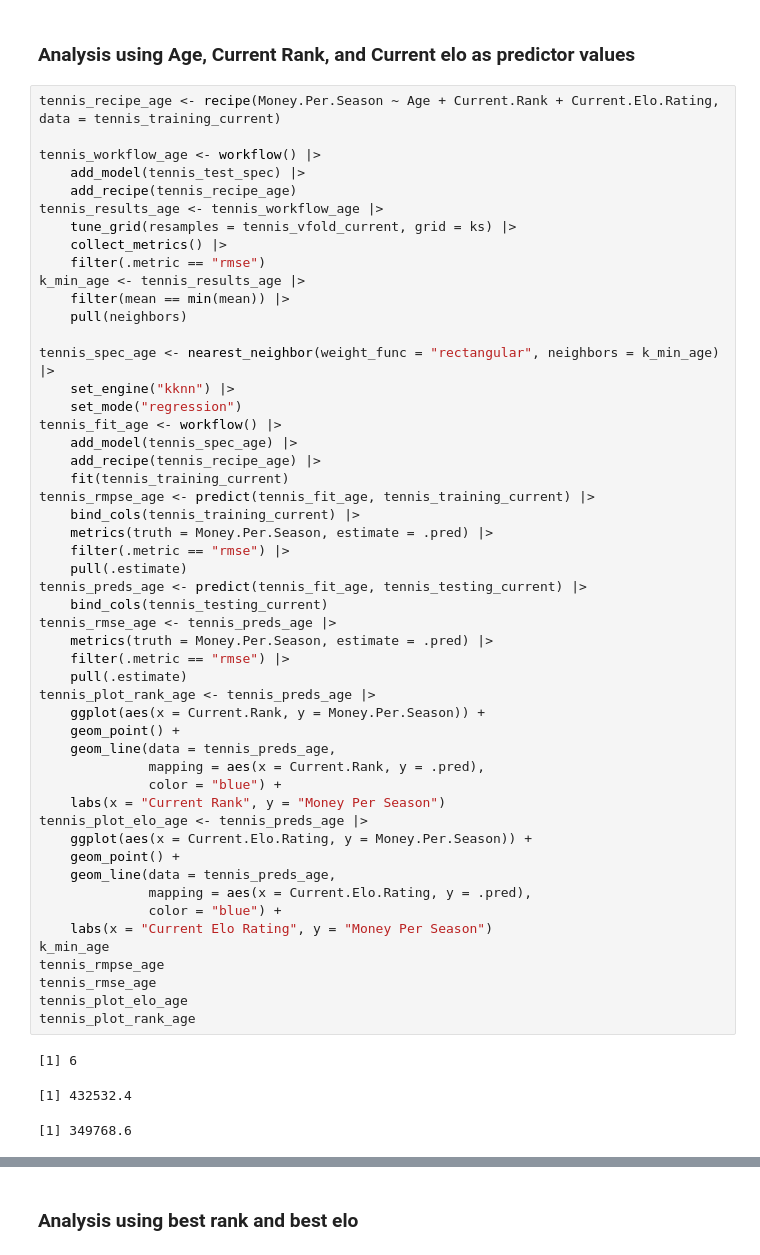
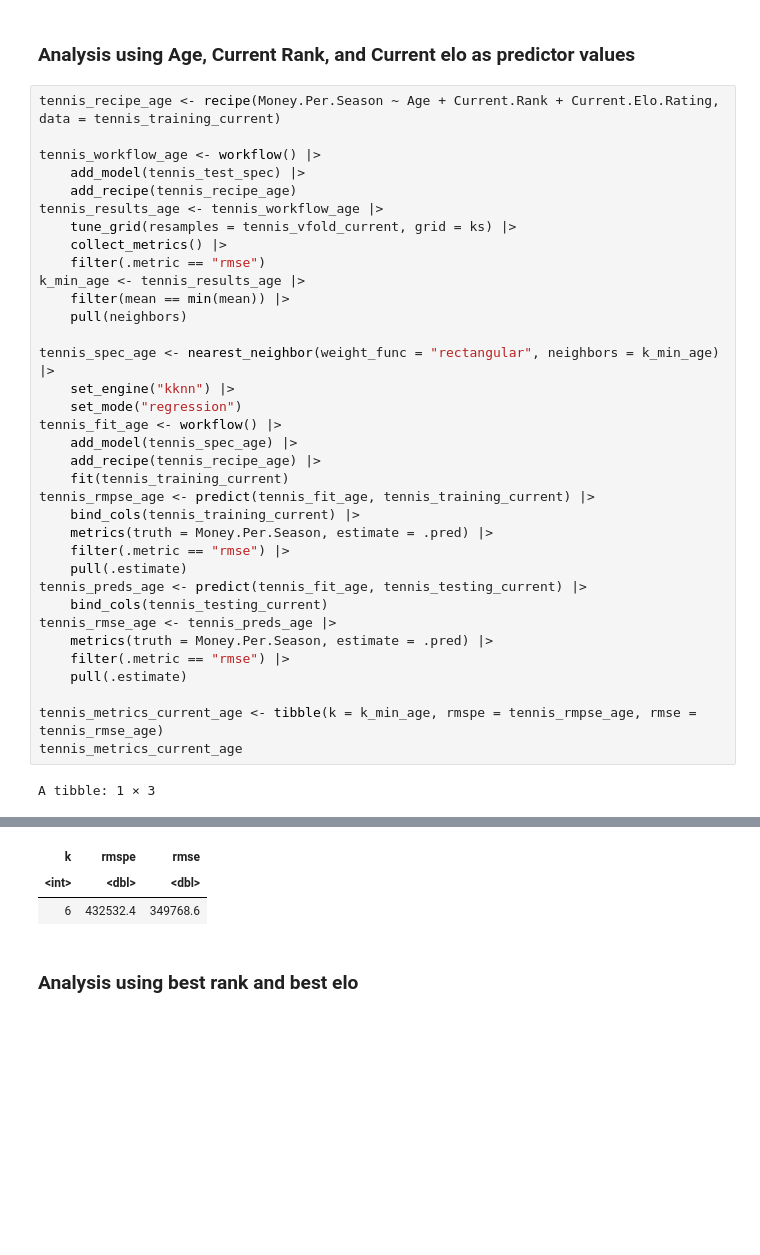
Before and after one commit to mnvibhakar/TennisSalaryProject, a Jupyter notebook: Nolan_Worksheet.ipynb, the cells around one changed output, grey strips where cells are left out. Drawn from its saved outputs; the diff is of its cells as text; blank space fills up the shorter version.

```diff
--- a/Nolan_Worksheet.ipynb
+++ b/Nolan_Worksheet.ipynb
@@ -322,26 +288,8 @@ tennis_rmse_age <- tennis_preds_age |>
     metrics(truth = Money.Per.Season, estimate = .pred) |>
     filter(.metric == "rmse") |>
     pull(.estimate)
-tennis_plot_rank_age <- tennis_preds_age |>
-    ggplot(aes(x = Current.Rank, y = Money.Per.Season)) +
-    geom_point() +
-    geom_line(data = tennis_preds_age,
-              mapping = aes(x = Current.Rank, y = .pred),
-              color = "blue") +
-    labs(x = "Current Rank", y = "Money Per Season")
-tennis_plot_elo_age <- tennis_preds_age |>
-    ggplot(aes(x = Current.Elo.Rating, y = Money.Per.Season)) +
-    geom_point() +
-    geom_line(data = tennis_preds_age,
-              mapping = aes(x = Current.Elo.Rating, y = .pred),
-              color = "blue") +
-    labs(x = "Current Elo Rating", y = "Money Per Season")
-k_min_age
-tennis_rmpse_age
-tennis_rmse_age
-tennis_plot_elo_age
-tennis_plot_rank_age
+
+tennis_metrics_current_age <- tibble(k = k_min_age, rmspe = tennis_rmpse_age, rmse = tennis_rmse_age)
+tennis_metrics_current_age
 # %% [output]
-[1] 6
+A tibble: 1 × 3
-[1] 432532.4
-[1] 349768.6
@@ -350,3 +296,6 @@ tennis_plot_rank_age
+| k | rmspe | rmse |
+| <int> | <dbl> | <dbl> |
+| 6 | 432532.4 | 349768.6 |
 # %% [markdown]
 ### Analysis using best rank and best elo
 # %%
```
Also changed, not shown: parts of 9 cells of this notebook.
